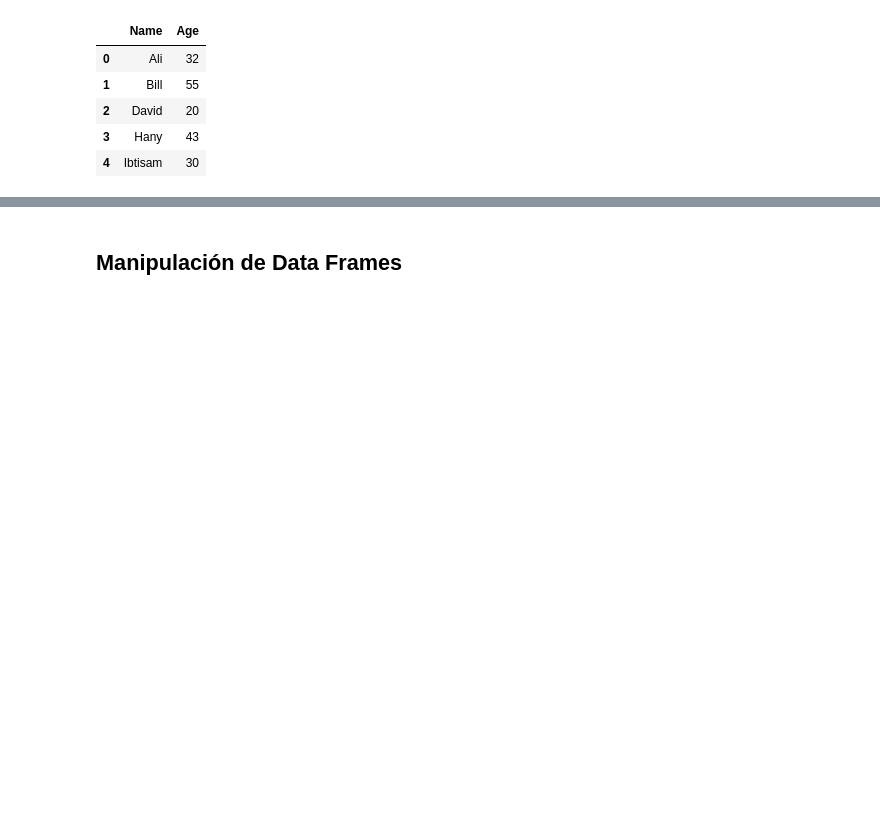
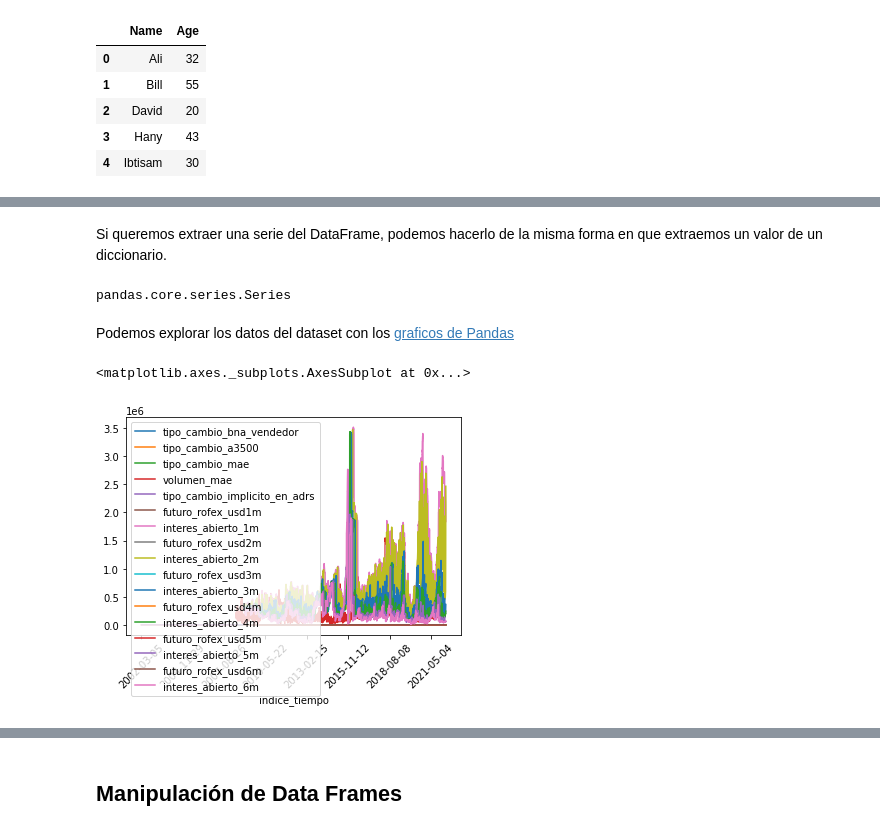
Before and after one commit to mateosuster/pythonungs, a Jupyter notebook: MPE_III_Intro_Pandas.ipynb, the cells around one changed output, grey strips where cells are left out. Saved outputs shown, nothing was run; the diff lists cells and outputs as text; code cells hidden in the pictures; blank space fills up the shorter version.

Commit message:
termino intro pandas

```diff
--- a/MPE_III_Intro_Pandas.ipynb
+++ b/MPE_III_Intro_Pandas.ipynb
@@ -191,0 +240,3 @@ data_frame es <class 'pandas.core.frame.DataFrame'>
+# %%
+dolar_df = pd.read_csv("/content/datos-tipo-cambio-usd-futuro-dolar-frecuencia-diaria.csv")
+dolar_df
@@ -191,0 +290,16 @@ data_frame es <class 'pandas.core.frame.DataFrame'>
+# %% [markdown]
+Si queremos extraer una serie del DataFrame, podemos hacerlo de la misma forma en que extraemos un valor de un diccionario.
+# %%
+serie_fecha = dolar_df['indice_tiempo']
+
+type(serie_fecha)
+# %% [output]
+pandas.core.series.Series
+# %% [markdown]
+Podemos explorar los datos del dataset con los [graficos de Pandas](https://pandas.pydata.org/pandas-docs/stable/reference/api/pandas.DataFrame.plot.html)
+# %%
+dolar_df.set_index(keys = "indice_tiempo", inplace=True) #definimos un indice de manera "inplace"
+dolar_df.plot(rot = 45 )
+# %% [output]
+<matplotlib.axes._subplots.AxesSubplot at 0x...>
+[figure, added]
```
Also changed, not shown: parts of 39 cells of this notebook.
